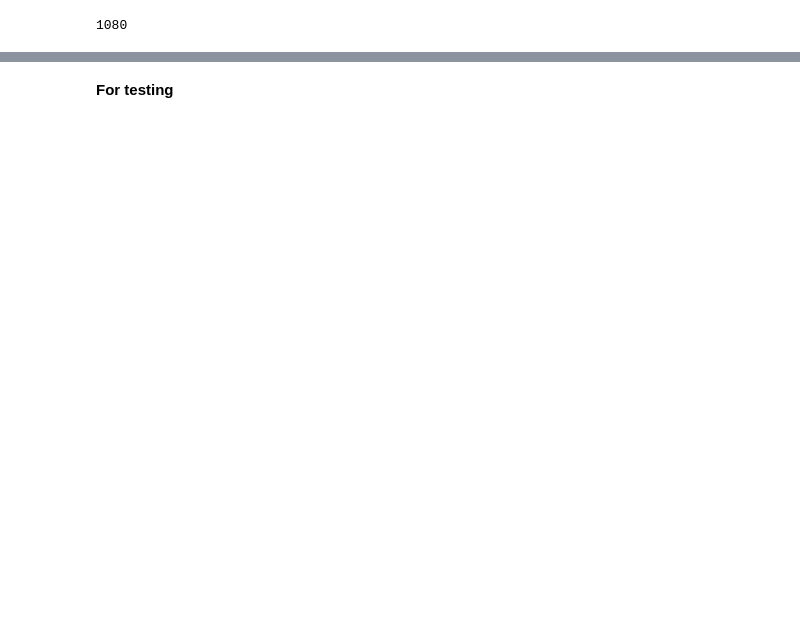
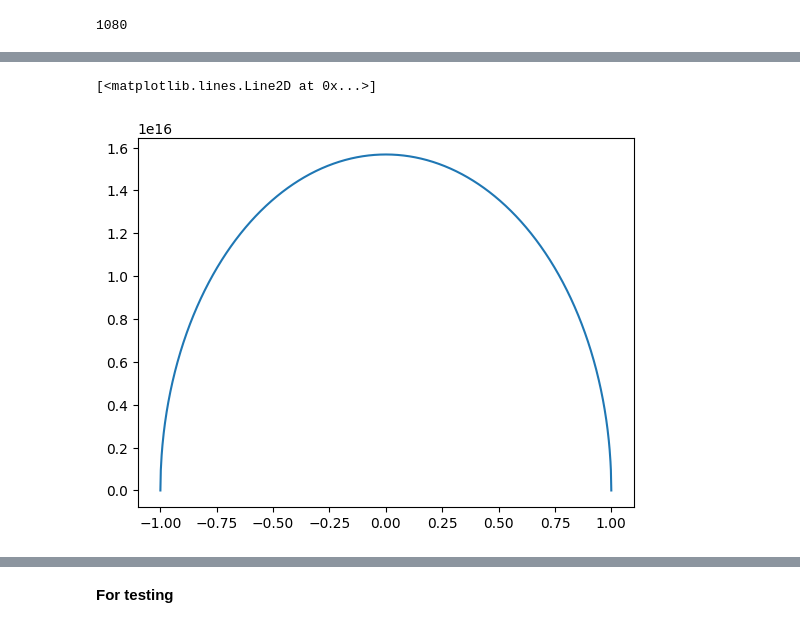
Before and after one commit to Samapti25/solar, a Jupyter notebook: carringtonmaps.ipynb, the cells around one changed output, grey strips where cells are left out. Cells and saved outputs as stored; diff of their text form; code cells hidden in the pictures; blank space fills up the shorter version.

```diff
--- a/carringtonmaps.ipynb
+++ b/carringtonmaps.ipynb
@@ -182,0 +178,6 @@ for i in range (ny):
+# %%
+
+plt.plot(sinlat,Area2)
+# %% [output]
+[<matplotlib.lines.Line2D at 0x...>]
+[figure, added]
```
Also changed, not shown: parts of 16 cells of this notebook.
